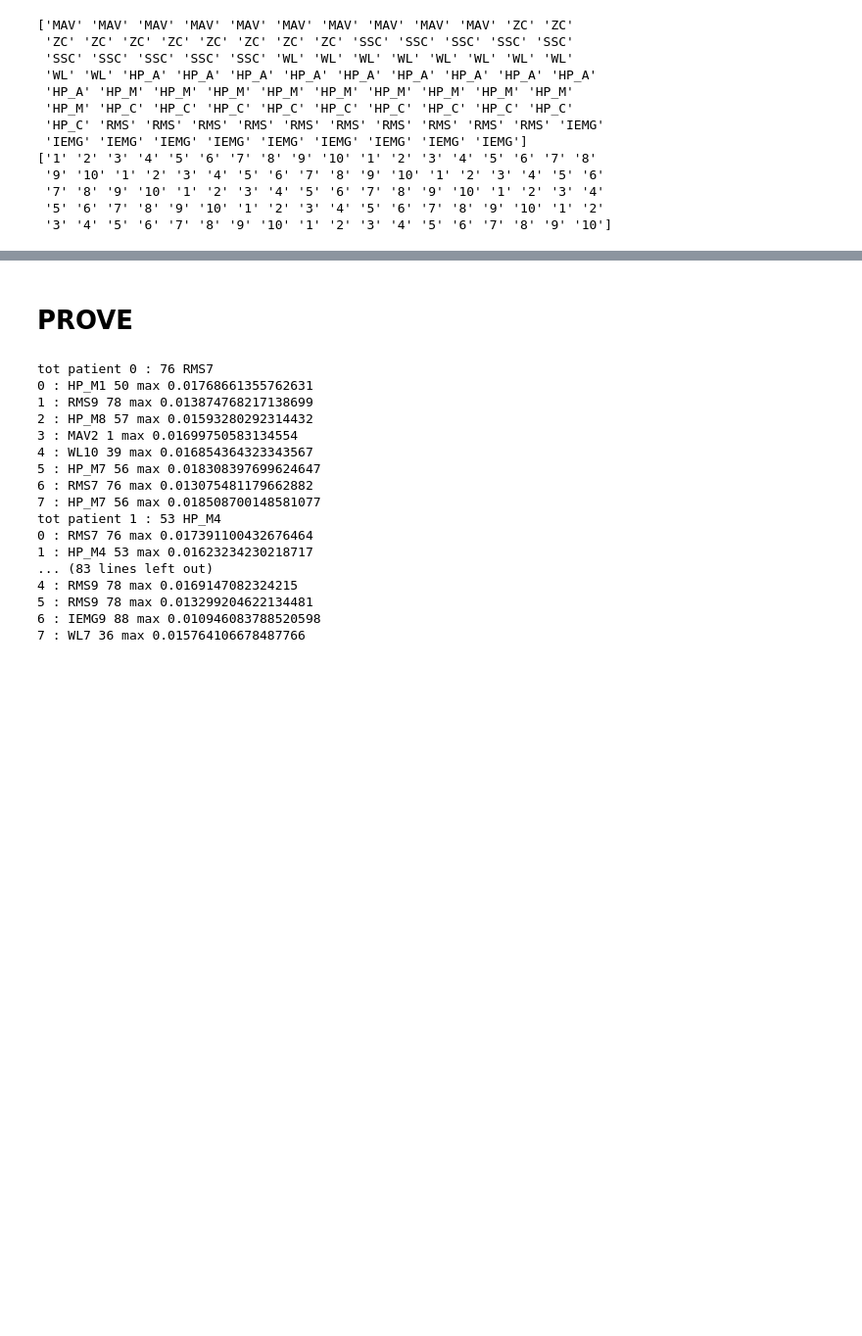
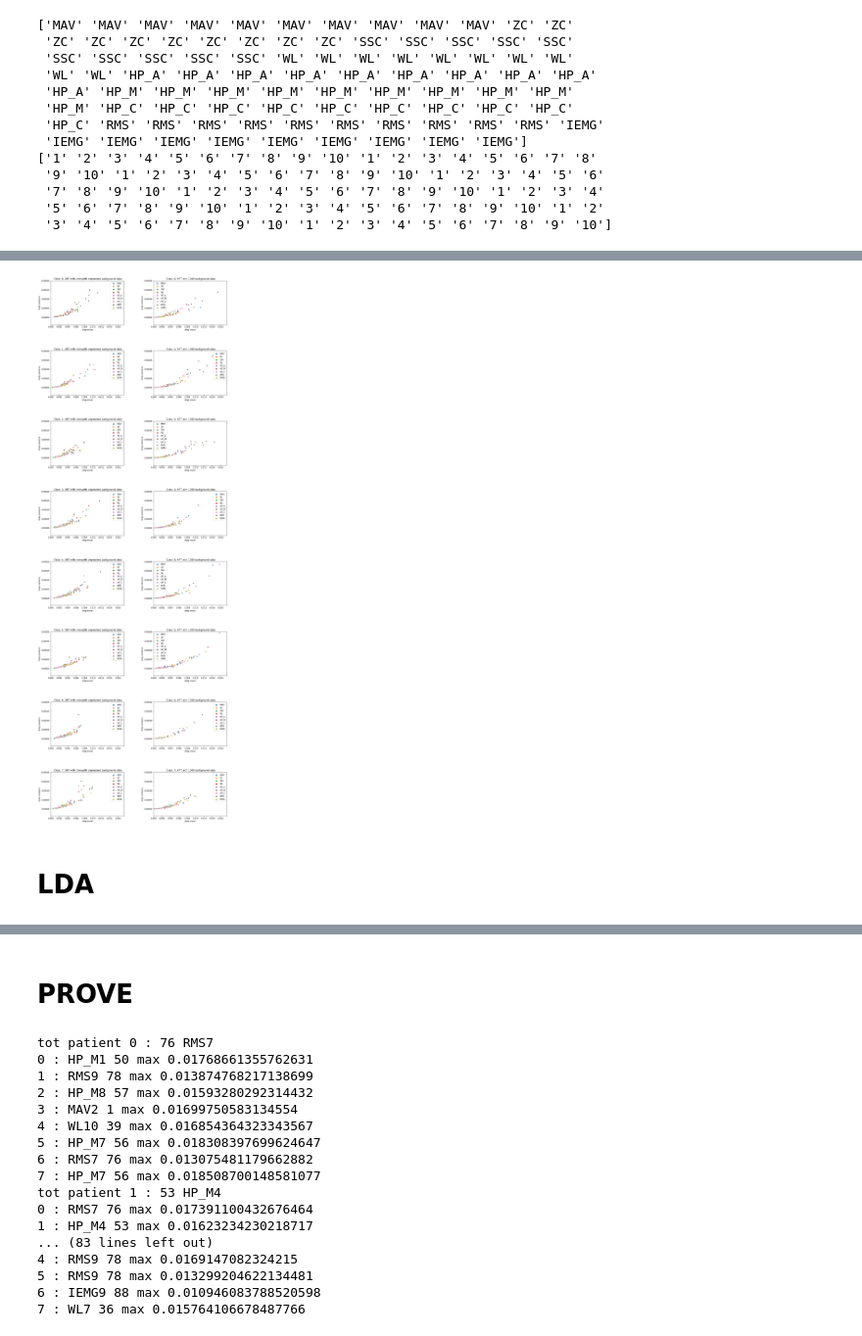
Before and after one commit to noemi-gozzi/Thesis-XAI, a Jupyter notebook: src/visualization/SHAP visualization.ipynb, the cells around one changed output, grey strips where cells are left out. Shown at 98% size. Cells and saved outputs as stored; diff of their text form; code cells hidden in the pictures; blank space fills up the shorter version.

```diff
--- a/src/visualization/SHAP visualization.ipynb
+++ b/src/visualization/SHAP visualization.ipynb
@@ -141,0 +263,21 @@ for i in range(8):
+# %%
+heigth=8;
+width=2;
+f, axes = plt.subplots(heigth, width,figsize=(16, 50))
+f.subplots_adjust(hspace=0.6, wspace=0.4)
+for i in range(8):
+    sns.scatterplot(x=shap_mean.iloc[i], y=((shap_variance.iloc[i])), hue=feature, legend="full", ax=axes[i,0])
+    axes[i,0].set(ylim=(-0.00004, 0.0002))
+    axes[i,0].set(xlim=(0,0.0175))
+    axes[i,0].set(xlabel='shap mean', ylabel='shap variance')
+    axes[i,0].set(title=" Class: {}, XRT with tree-path dependent background data".format(i))
+
+    sns.scatterplot(x=shap_mean_bg.iloc[i], y=((shap_variance_bg.iloc[i])), hue=feature, legend="full", ax=axes[i,1])
+    axes[i,1].set(ylim=(-0.00004, 0.0002))
+    axes[i,1].set(xlim=(0,0.0175))
+    axes[i,1].set(xlabel='shap mean', ylabel='shap variance')
+    axes[i,1].set(title=" Class: {}, XRT with 1000 background data".format(i))
+# %% [output]
+[figure, added]
+# %% [markdown]
+# LDA
```
Also changed, not shown: parts of 25 cells of this notebook, 1 other file.
